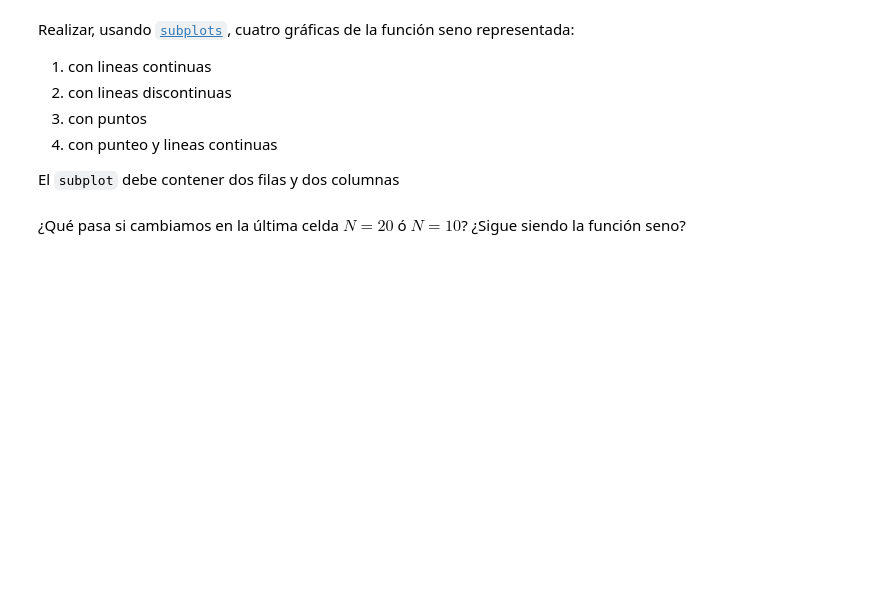
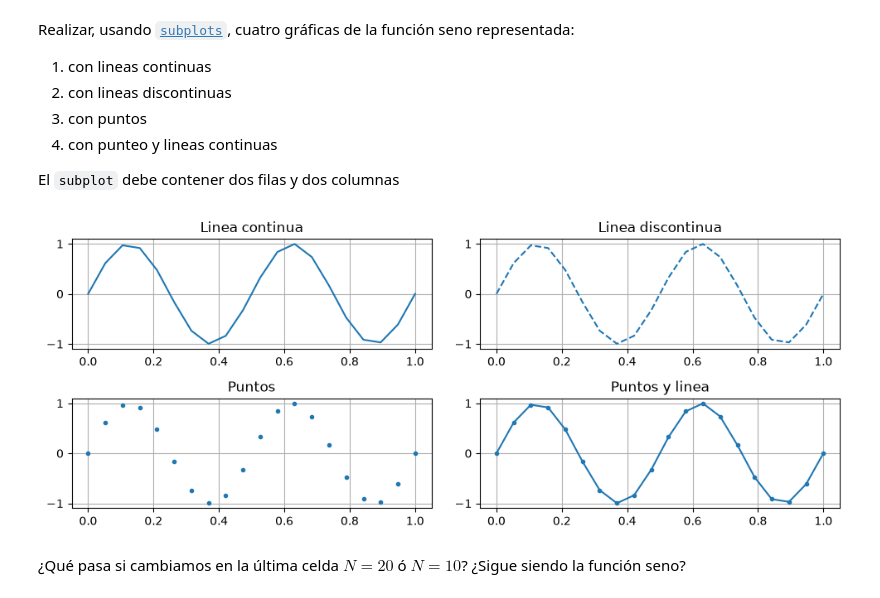
Before and after one commit to monicarle1974/curso_series_temporales, a Jupyter notebook: A_P0_manejo_python.ipynb, the cells around one changed output. Saved outputs shown, nothing was run; the diff lists cells and outputs as text; code cells hidden in the pictures; blank space fills up the shorter version.

```diff
--- a/A_P0_manejo_python.ipynb
+++ b/A_P0_manejo_python.ipynb
@@ -315,23 +401,40 @@ Realizar, usando [`subplots`](https://matplotlib.org/stable/gallery/subplots_axe
 El `subplot` debe contener dos filas y dos columnas
 # %%
 # Cantidad de muestras
-N = 100
+N = 20
 
 f = 2
 t = np.linspace(0,1,N)
 sine = np.sin(2*np.pi*f*t)
 
 
 
-fig, ax = plt.subplots(nrows= ,ncols=   # Indicar cuántas filas y columnas de gráficas hay
+fig, ax = plt.subplots(nrows=2 ,ncols=2   # Indicar cuántas filas y columnas de gráficas hay
                        ,figsize=(10,4))
 
 ####################################
 ### COMPLETAR: graficar subplots ###
 ####################################
+ax[0,0].plot(t, sine, '-')
+ax[0,0].set_title("Linea continua")
+ax[0,0].grid()
+
+ax[0,1].plot(t, sine, '--')
+ax[0,1].set_title("Linea discontinua")
+ax[0,1].grid()
+
+ax[1,0].plot(t, sine, '.')
+ax[1,0].set_title("Puntos")
+ax[1,0].grid()
+
+ax[1,1].plot(t, sine, '.-')
+ax[1,1].set_title("Puntos y linea")
+ax[1,1].grid()
 
 plt.tight_layout() # ajustar posición de las imágenes
 plt.show()
+# %% [output]
+[figure, added]
 # %% [markdown]
 ¿Qué pasa si cambiamos en la última celda $N=20$ ó $N=10$? ¿Sigue siendo la función seno?
 # %% [markdown]
```
Also changed, not shown: parts of 36 cells of this notebook, 3 other files.
